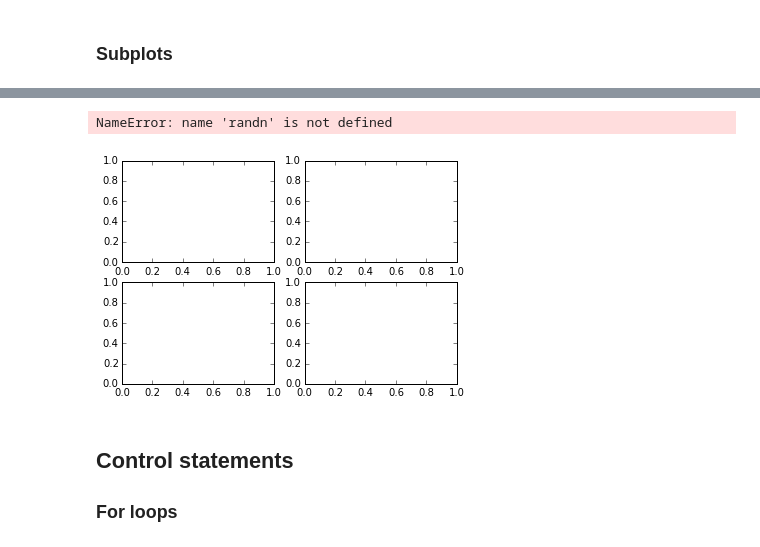
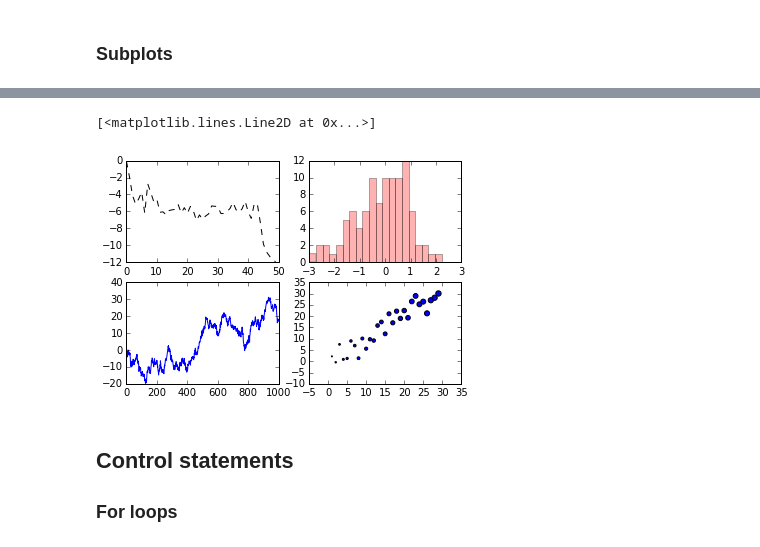
Before and after one commit to mstampfer/Coursera-Stanford-ML-Python, a Jupyter notebook: Coursera Stanford ML Python wiki.ipynb, the cells around one changed output, grey strips where cells are left out. Saved outputs shown, nothing was run; the diff lists cells and outputs as text; code cells hidden in the pictures.

```diff
--- a/Coursera Stanford ML Python wiki.ipynb
+++ b/Coursera Stanford ML Python wiki.ipynb
@@ -693,12 +694,12 @@ for i in range(2):
 # %%
 fig, axes = plt.subplots(2,2)
 axes[0,0].plot(randn(50).cumsum(), 'k--')
 axes[0,1].hist(randn(100), bins=20, color='r', alpha=0.3)
-axes[1,1],scatter(np.arange(30), np.arange(30) + 3 * randn(30), np.arange(30))
+axes[1,1].scatter(np.arange(30), np.arange(30) + 3 * randn(30), np.arange(30))
 axes[1,0].plot(randn(1000).cumsum())
 # %% [output]
-NameError: name 'randn' is not defined
+[<matplotlib.lines.Line2D at 0x...>]
-[figure, old version]
+[figure, new version]
 # %% [markdown]
 ## Control statements
 ### For loops
```
Also changed, not shown: parts of 12 cells of this notebook.
